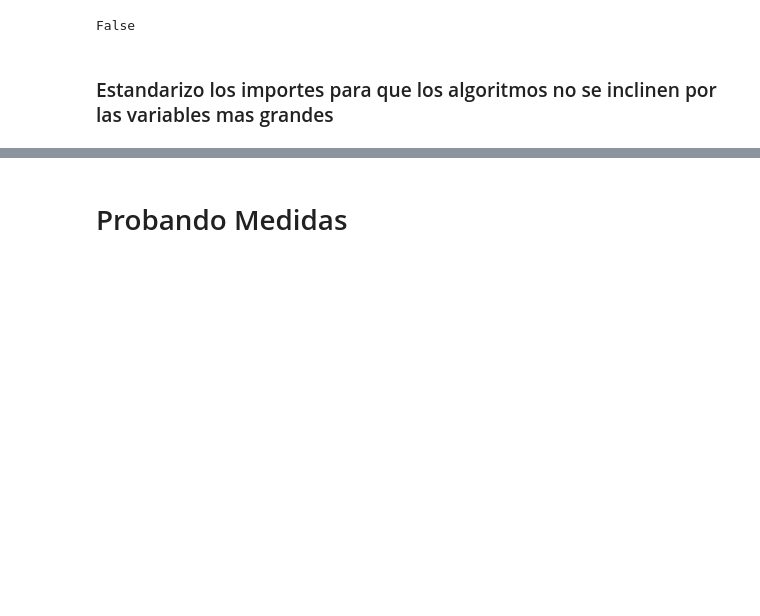
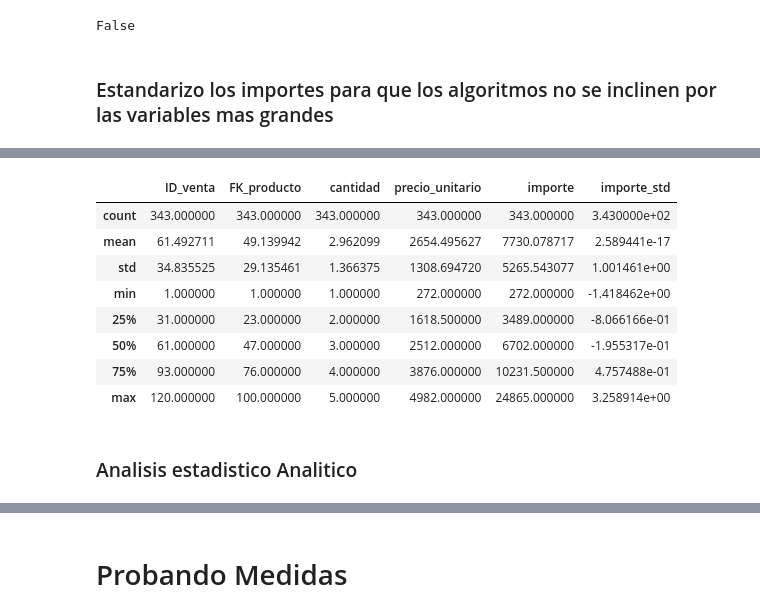
Before and after one commit to DiegoPenalba/ProyectoAurilion, a Jupyter notebook: data.ipynb, the cells around one changed output, grey strips where cells are left out. Cells and saved outputs as stored; diff of their text form; code cells hidden in the pictures; blank space fills up the shorter version.

```diff
--- a/data.ipynb
+++ b/data.ipynb
@@ -301,3 +540,17 @@ ventas_detalle_df_norm.head()
 | 2 | 2 | 39 | 5 | 469.0 | 2345.0 | -1.024196 |
 | 3 | 2 | 70 | 2 | 4061.0 | 8122.0 | 0.074540 |
 | 4 | 2 | 22 | 1 | 2069.0 | 2069.0 | -1.076688 |
+# %%
+ventas_detalle_df_norm.describe(include= 'all')
+# %% [output]
+|  | ID_venta | FK_producto | cantidad | precio_unitario | importe | importe_std |
+| count | 343.000000 | 343.000000 | 343.000000 | 343.000000 | 343.000000 | 3.430000e+02 |
+| mean | 61.492711 | 49.139942 | 2.962099 | 2654.495627 | 7730.078717 | 2.589441e-17 |
+| std | 34.835525 | 29.135461 | 1.366375 | 1308.694720 | 5265.543077 | 1.001461e+00 |
+| min | 1.000000 | 1.000000 | 1.000000 | 272.000000 | 272.000000 | -1.418462e+00 |
+| 25% | 31.000000 | 23.000000 | 2.000000 | 1618.500000 | 3489.000000 | -8.066166e-01 |
+| 50% | 61.000000 | 47.000000 | 3.000000 | 2512.000000 | 6702.000000 | -1.955317e-01 |
+| 75% | 93.000000 | 76.000000 | 4.000000 | 3876.000000 | 10231.500000 | 4.757488e-01 |
+| max | 120.000000 | 100.000000 | 5.000000 | 4982.000000 | 24865.000000 | 3.258914e+00 |
+# %% [markdown]
+### Analisis estadistico Analitico
```
Also changed, not shown: parts of 26 cells of this notebook.
